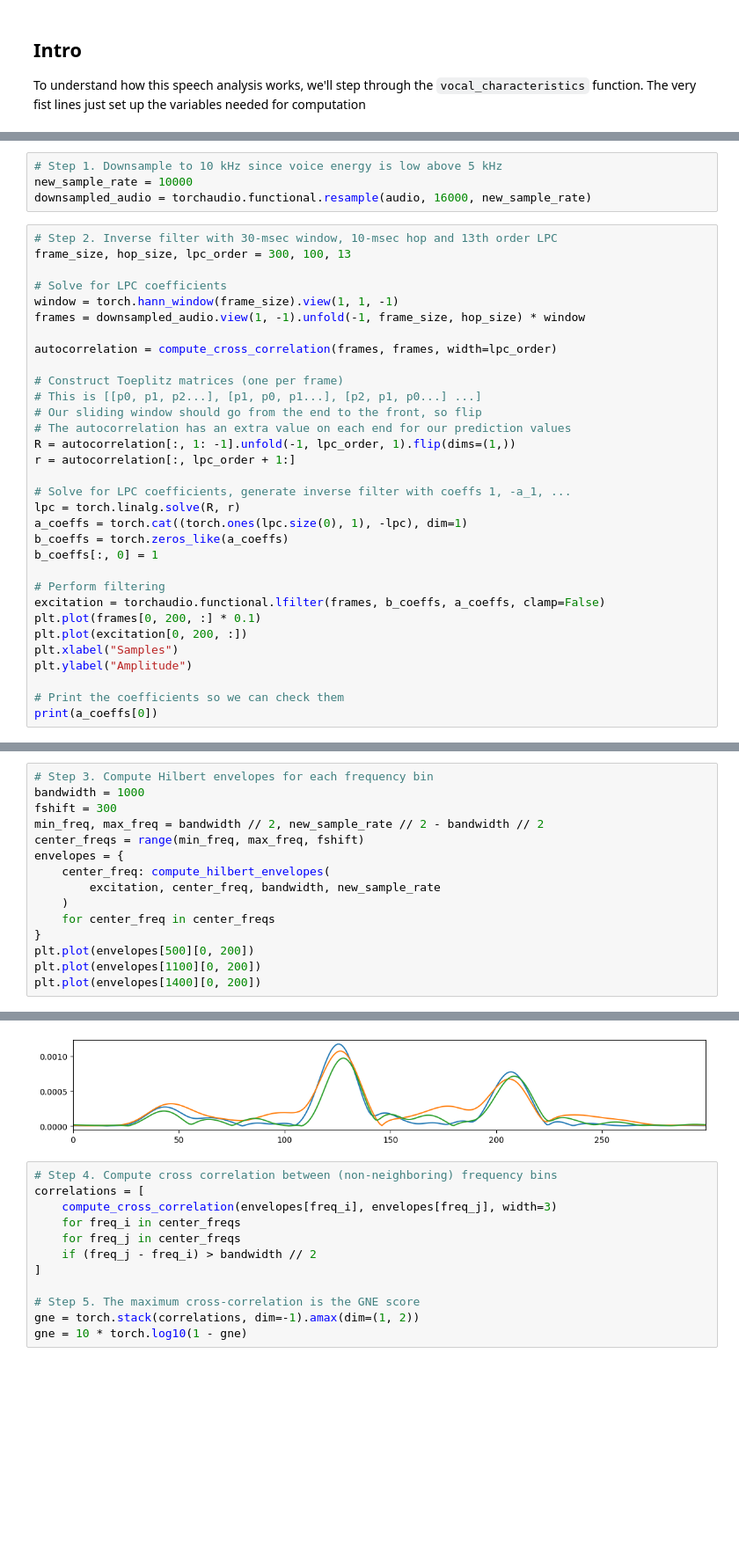
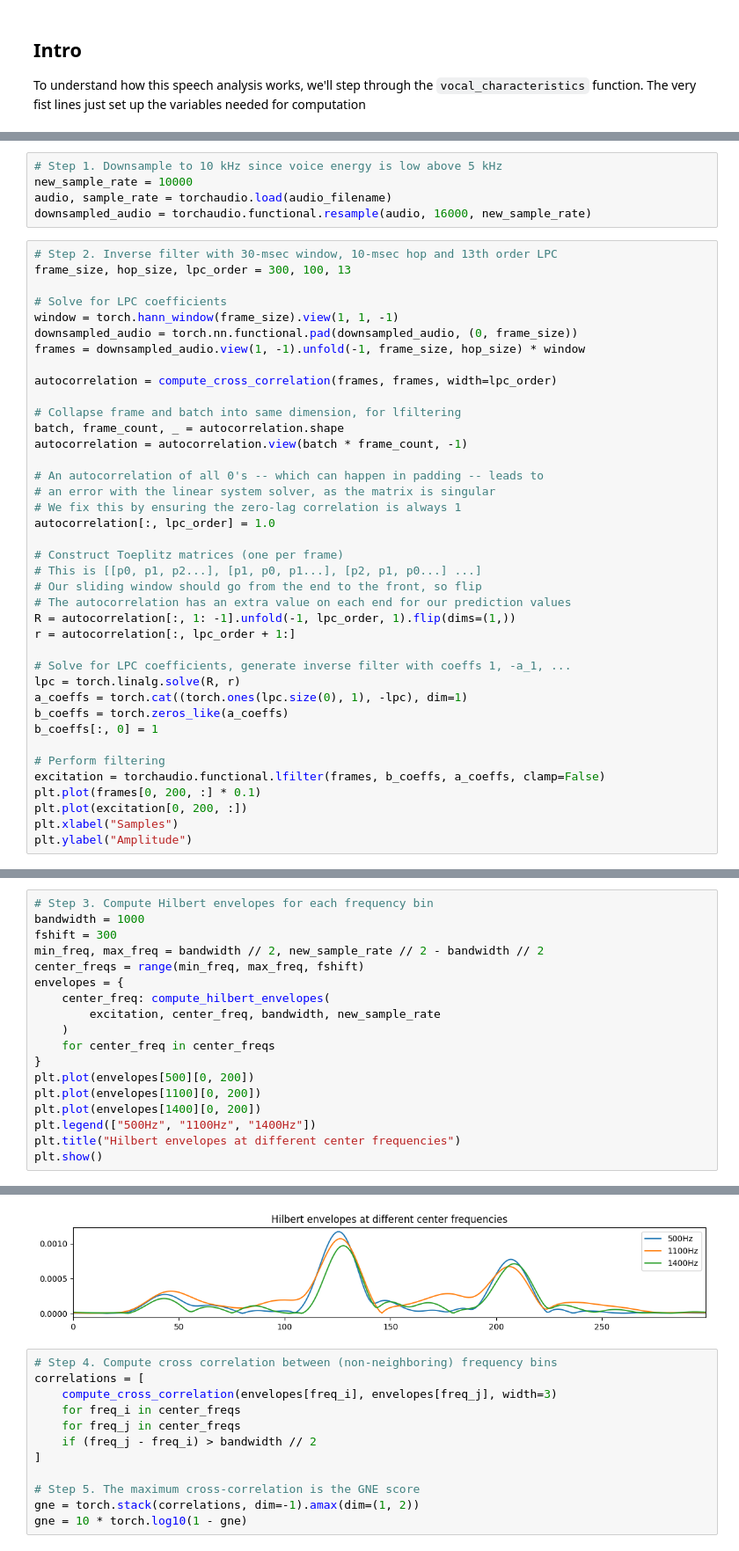
Before and after one commit to pplantinga/ParkinsonSpeechAI, a Jupyter notebook: voice-analysis.ipynb, the cells around one changed output, grey strips where cells are left out. Shown at 88% size. Saved outputs shown, nothing was run; the diff lists cells and outputs as text; blank space fills up the shorter version.

```diff
--- a/voice-analysis.ipynb
+++ b/voice-analysis.ipynb
@@ -127,6 +244,7 @@ The algorithm is best described in "The Effectiveness of the Glottal to Noise Ex
 # %%
 # Step 1. Downsample to 10 kHz since voice energy is low above 5 kHz
 new_sample_rate = 10000
+audio, sample_rate = torchaudio.load(audio_filename)
 downsampled_audio = torchaudio.functional.resample(audio, 16000, new_sample_rate)
 # %%
 # Step 2. Inverse filter with 30-msec window, 10-msec hop and 13th order LPC
@@ -134,9 +252,19 @@ frame_size, hop_size, lpc_order = 300, 100, 13
 
 # Solve for LPC coefficients
 window = torch.hann_window(frame_size).view(1, 1, -1)
+downsampled_audio = torch.nn.functional.pad(downsampled_audio, (0, frame_size))
 frames = downsampled_audio.view(1, -1).unfold(-1, frame_size, hop_size) * window
 
 autocorrelation = compute_cross_correlation(frames, frames, width=lpc_order)
+
+# Collapse frame and batch into same dimension, for lfiltering
+batch, frame_count, _ = autocorrelation.shape
+autocorrelation = autocorrelation.view(batch * frame_count, -1)
+
+# An autocorrelation of all 0's -- which can happen in padding -- leads to
+# an error with the linear system solver, as the matrix is singular
+# We fix this by ensuring the zero-lag correlation is always 1
+autocorrelation[:, lpc_order] = 1.0
 
 # Construct Toeplitz matrices (one per frame)
 # This is [[p0, p1, p2...], [p1, p0, p1...], [p2, p1, p0...] ...]
@@ -157,7 +285,4 @@ plt.plot(frames[0, 200, :] * 0.1)
 plt.plot(excitation[0, 200, :])
 plt.xlabel("Samples")
 plt.ylabel("Amplitude")
-
-# Print the coefficients so we can check them
-print(a_coeffs[0])
 # %% [output]
@@ -188,4 +314,7 @@ envelopes = {
 plt.plot(envelopes[500][0, 200])
 plt.plot(envelopes[1100][0, 200])
 plt.plot(envelopes[1400][0, 200])
+plt.legend(["500Hz", "1100Hz", "1400Hz"])
+plt.title("Hilbert envelopes at different center frequencies")
+plt.show()
 # %% [output]
@@ -193,4 +321,4 @@ plt.plot(envelopes[1400][0, 200])
-[figure, old version]
+[figure, new version]
 # %%
 # Step 4. Compute cross correlation between (non-neighboring) frequency bins
 correlations = [
```
Also changed, not shown: parts of 82 cells of this notebook.
